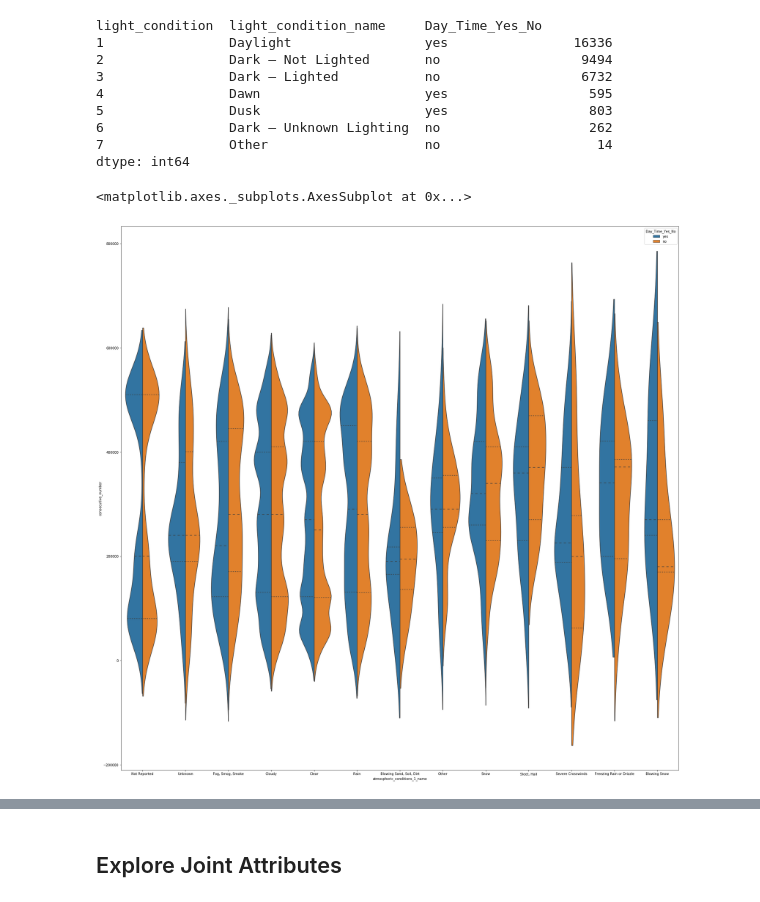
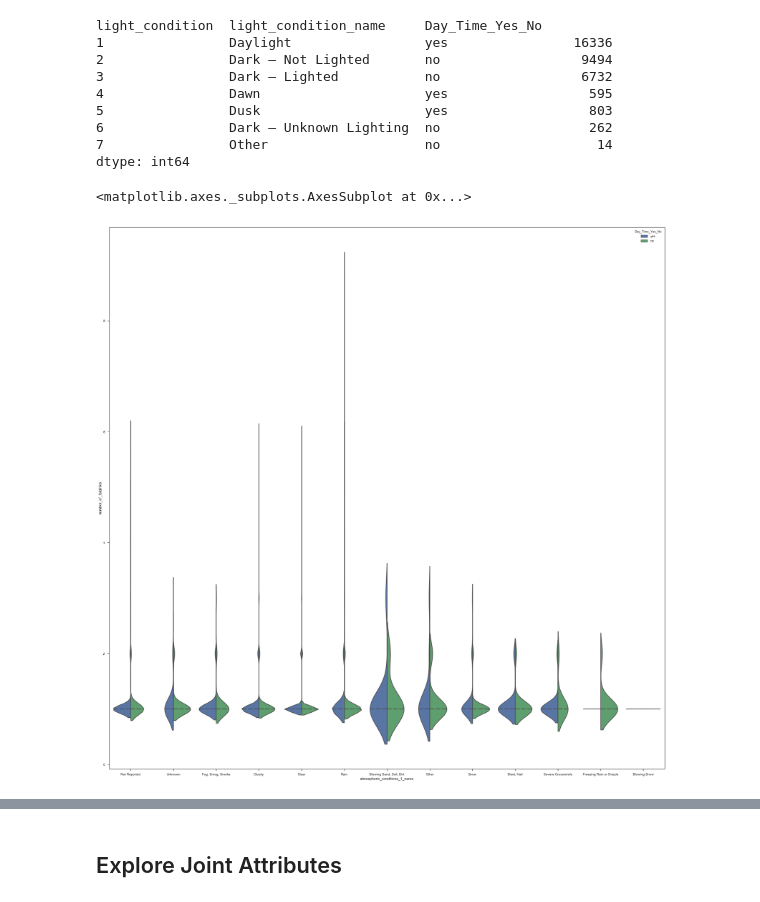
Before and after one commit to ecantu75/DataMining_Lab1, a Jupyter notebook: MSDS_7331_DataMining_Lab1.ipynb, the cells around one changed output, grey strips where cells are left out. Saved outputs shown, nothing was run; the diff lists cells and outputs as text; code cells hidden in the pictures.

```diff
--- a/MSDS_7331_DataMining_Lab1.ipynb
+++ b/MSDS_7331_DataMining_Lab1.ipynb
@@ -465,10 +480,11 @@ dtype: int64
 # %%
 
 #adjust the size of the violin plot
 f, ax = plt.subplots(figsize=(30, 30))
 
-seaborn.violinplot(x="atmospheric_conditions_1_name", y="consecutive_number", hue="Day_Time_Yes_No", data=Accident_df,
-               split=True, inner="quart")
+#seaborn.violinplot(x="atmospheric_conditions_1_name", y="consecutive_number", hue="Day_Time_Yes_No", data=Accident_df, split=True, inner="quart")
+
+seaborn.violinplot(x="atmospheric_conditions_1_name", y="number_of_fatalities", hue="Day_Time_Yes_No", data=Accident_df, split=True, inner="quart")
 # %% [output]
 <matplotlib.axes._subplots.AxesSubplot at 0x...>
-[figure, old version]
+[figure, new version]
```
Also changed, not shown: parts of 31 cells of this notebook.
